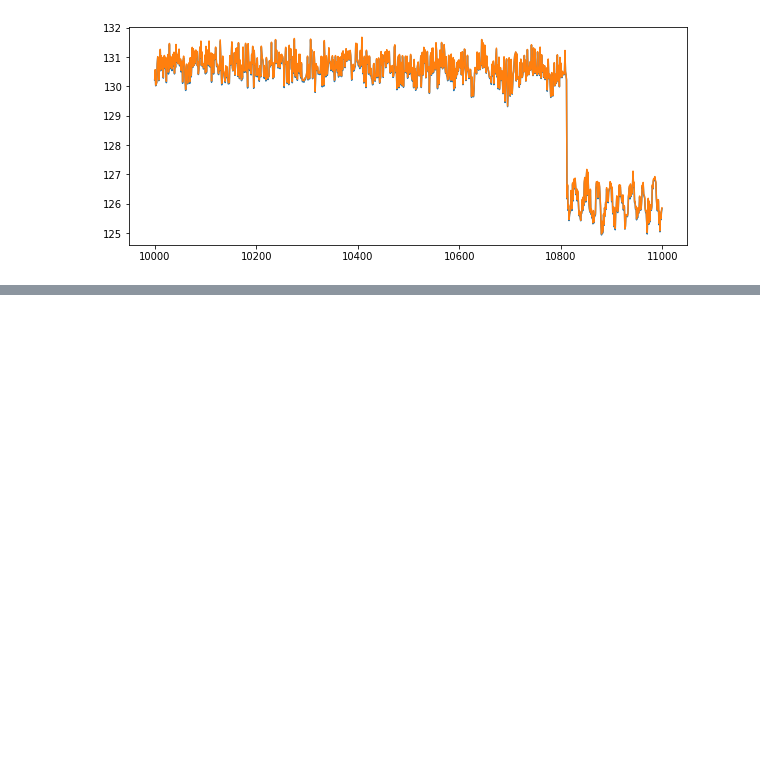
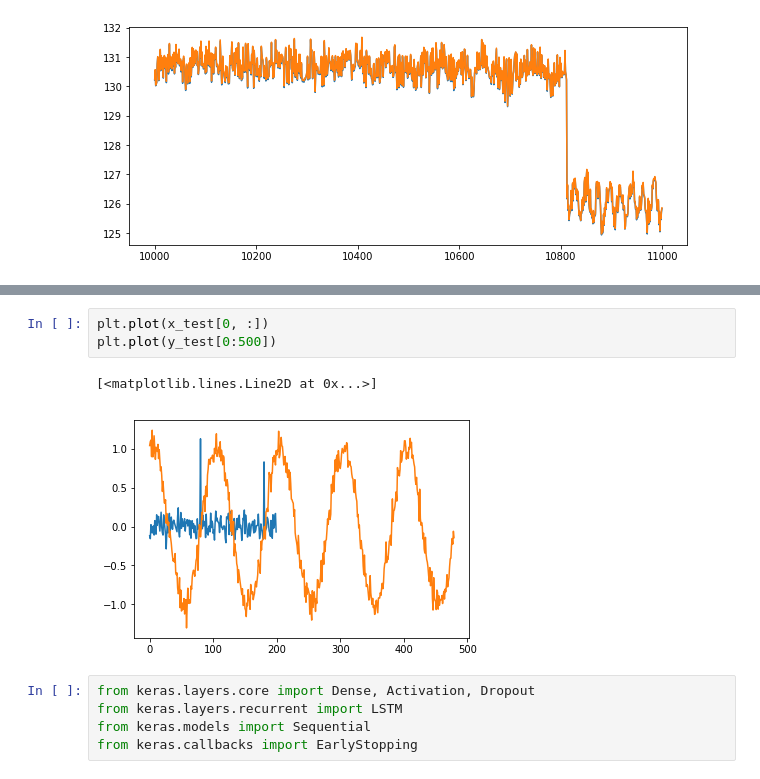
Before and after one commit to callinSwitzer/MuscleTimeseriesPrediction, a Jupyter notebook: PredictMuscleLength.ipynb, the cells around one changed output, grey strips where cells are left out. Drawn from its saved outputs; the diff is of its cells as text; blank space fills up the shorter version.

Commit message:
tested LSTM

```diff
--- a/PredictMuscleLength.ipynb
+++ b/PredictMuscleLength.ipynb
@@ -264,0 +325,11 @@ plt.plot(testFR.DistBwPts)
+# %%
+plt.plot(x_test[0, :])
+plt.plot(y_test[0:500])
+# %% [output]
+[<matplotlib.lines.Line2D at 0x...>]
+[figure, added]
+# %%
+from keras.layers.core import Dense, Activation, Dropout
+from keras.layers.recurrent import LSTM
+from keras.models import Sequential
+from keras.callbacks import EarlyStopping
```
Also changed, not shown: parts of 21 cells of this notebook.
